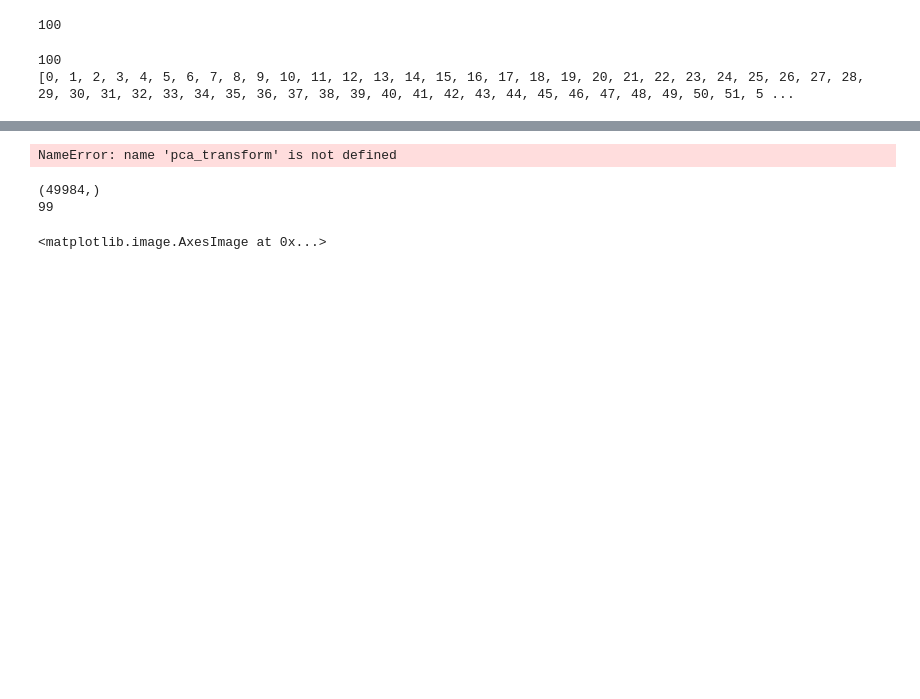
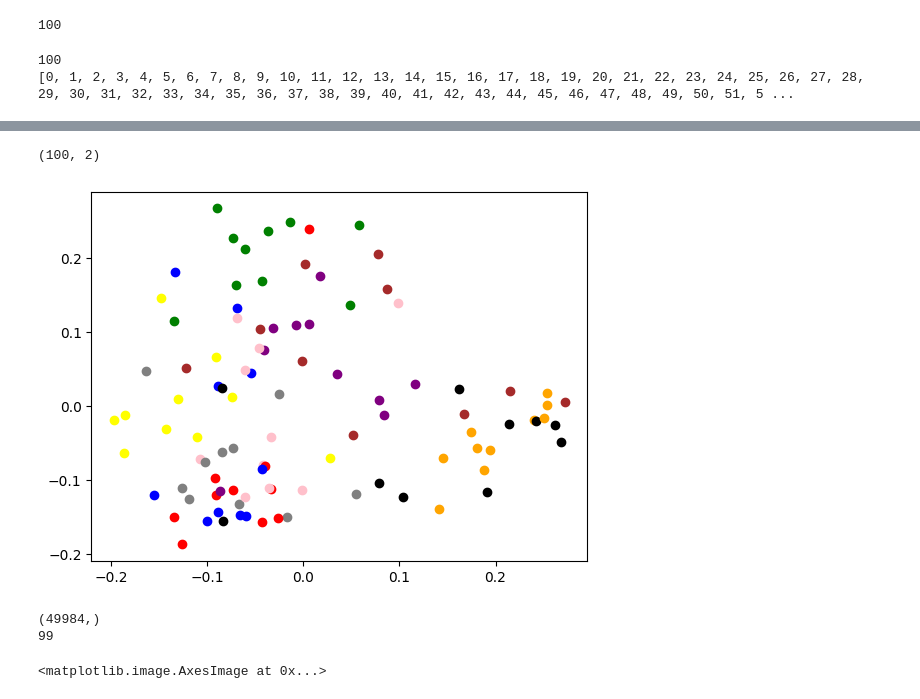
Before and after one commit to master-mbzuai/AI701, a Jupyter notebook: code/exploration/agglomerative_final_all.ipynb, the cells around one changed output, grey strips where cells are left out. Saved outputs shown, nothing was run; the diff lists cells and outputs as text; code cells hidden in the pictures; blank space fills up the shorter version.

```diff
--- a/code/exploration/agglomerative_final_all.ipynb
+++ b/code/exploration/agglomerative_final_all.ipynb
@@ -112,10 +112,32 @@ a = np.zeros((10,100))
 for i, x in enumerate(embeddings):
     distances = np.linalg.norm(centroids - x, axis=1)
     first_index = np.argsort(distances)[0]
-    print(first_index)
     a[reverse[first_index]][y[i]] += 1
-# %% [output]
-NameError: name 'pca_transform' is not defined
+# %%
+## do PCA on the centroids
+
+pca_centroids = PCA(n_components=2)
+pca_centroids.fit(centroids)
+
+pca_centroids_transform = pca_centroids.transform(centroids)
+
+print(pca_centroids_transform.shape)
+
+# plot the centroids
+
+import matplotlib.pyplot as plt
+
+# color each centroid with the color of the parent cluster
+
+colors = ['red', 'blue', 'green', 'yellow', 'orange', 'purple', 'pink', 'brown', 'black', 'grey']
+
+for i in range(100):
+    plt.scatter(pca_centroids_transform[i,0], pca_centroids_transform[i,1], color=colors[reverse[i]])
+
+plt.show()
+# %% [output]
+(100, 2)
+[figure, added]
 # %%
 print(y.shape)
 print(np.max(y))
```
Also changed, not shown: parts of 12 cells of this notebook, 12 other files.
